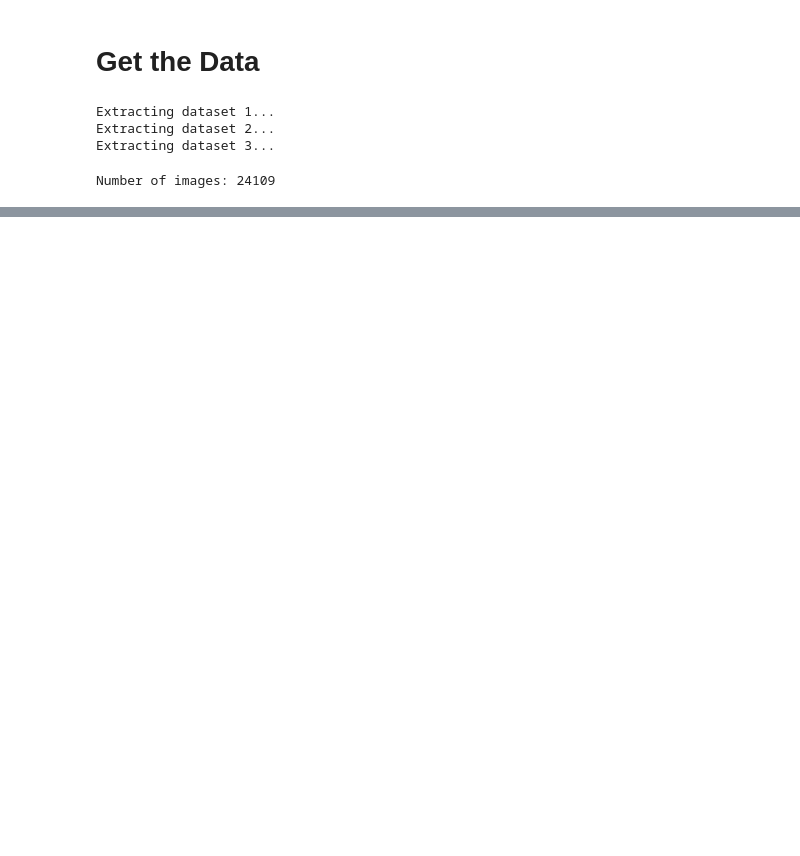
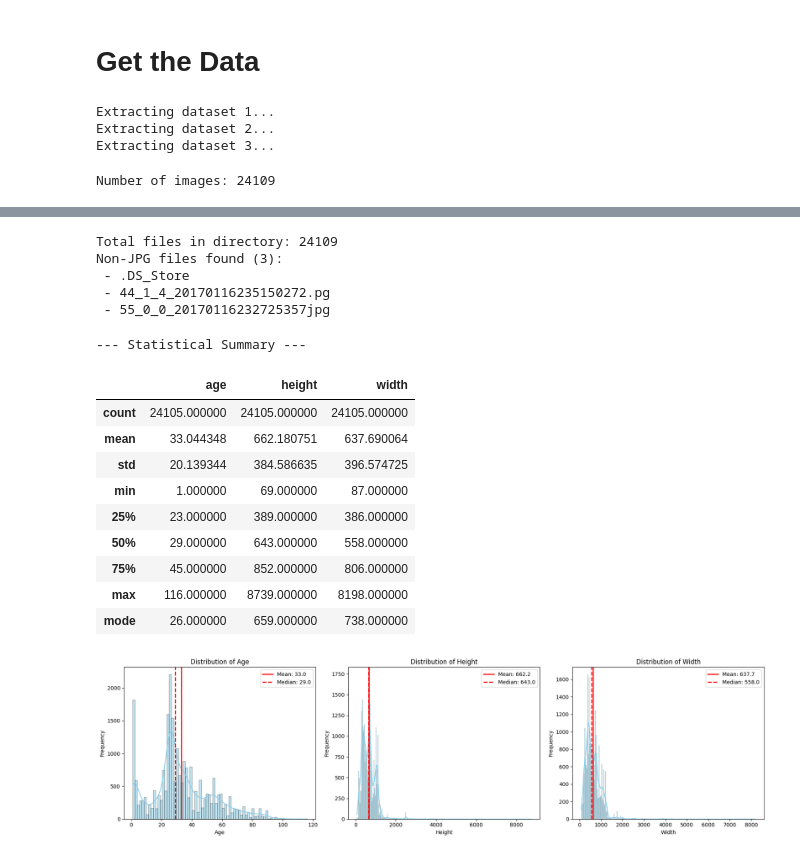
Before and after one commit to Dillstan/ml_group_project, a Jupyter notebook: age_model.ipynb, the cells around one changed output, grey strips where cells are left out. Saved outputs shown, nothing was run; the diff lists cells and outputs as text; code cells hidden in the pictures; blank space fills up the shorter version.

Commit message:
compiled data into csv and printed statistics on the relevant data

```diff
--- a/age_model.ipynb
+++ b/age_model.ipynb
@@ -83,0 +150,69 @@ Number of images: 24109
+# %%
+import os
+
+image_dir = 'datasets/faces/images'
+all_files = os.listdir(image_dir)
+non_jpg_files = [f for f in all_files if not f.lower().endswith('.jpg')]
+
+print(f"Total files in directory: {len(all_files)}")
+print(f"Non-JPG files found ({len(non_jpg_files)}):")
+for f in non_jpg_files:
+    print(f" - {f}")
+# %% [output]
+Total files in directory: 24109
+Non-JPG files found (3):
+ - .DS_Store
+ - 44_1_4_20170116235150272.pg
+ - 55_0_0_20170116232725357jpg
+# %%
+import pandas as pd
+import matplotlib.pyplot as plt
+import seaborn as sns
+
+# Load the dataset
+df = pd.read_csv('dataSpecs.csv')
+
+# Define the metrics we want to analyze
+metrics = ['age', 'height', 'width']
+
+# 1. Print Statistical Summary
+print("--- Statistical Summary ---")
+stats = df[metrics].describe()
+mode = df[metrics].mode().iloc[0].to_frame().T
+mode.index = ['mode']
+summary = pd.concat([stats, mode])
+display(summary)
+
+# 2. Plot Distributions with Mean and Median lines
+fig, axes = plt.subplots(1, 3, figsize=(18, 5))
+
+for i, metric in enumerate(metrics):
+    sns.histplot(df[metric], kde=True, ax=axes[i], color='skyblue')
+
+    mean_val = df[metric].mean()
+    median_val = df[metric].median()
+
+    # Add vertical lines for mean and median
+    axes[i].axvline(mean_val, color='red', linestyle='-', linewidth=2, label=f'Mean: {mean_val:.1f}')
+    axes[i].axvline(median_val, color='red', linestyle='--', linewidth=2, label=f'Median: {median_val:.1f}')
+
+    axes[i].set_title(f'Distribution of {metric.capitalize()}')
+    axes[i].set_xlabel(metric.capitalize())
+    axes[i].set_ylabel('Frequency')
+    axes[i].legend()
+
+plt.tight_layout()
+plt.show()
+# %% [output]
+--- Statistical Summary ---
+|  | age | height | width |
+| count | 24105.000000 | 24105.000000 | 24105.000000 |
+| mean | 33.044348 | 662.180751 | 637.690064 |
+| std | 20.139344 | 384.586635 | 396.574725 |
+| min | 1.000000 | 69.000000 | 87.000000 |
+| 25% | 23.000000 | 389.000000 | 386.000000 |
+| 50% | 29.000000 | 643.000000 | 558.000000 |
+| 75% | 45.000000 | 852.000000 | 806.000000 |
+| max | 116.000000 | 8739.000000 | 8198.000000 |
+| mode | 26.000000 | 659.000000 | 738.000000 |
+[figure, added]
```
Also changed, not shown: parts of 6 cells of this notebook.
